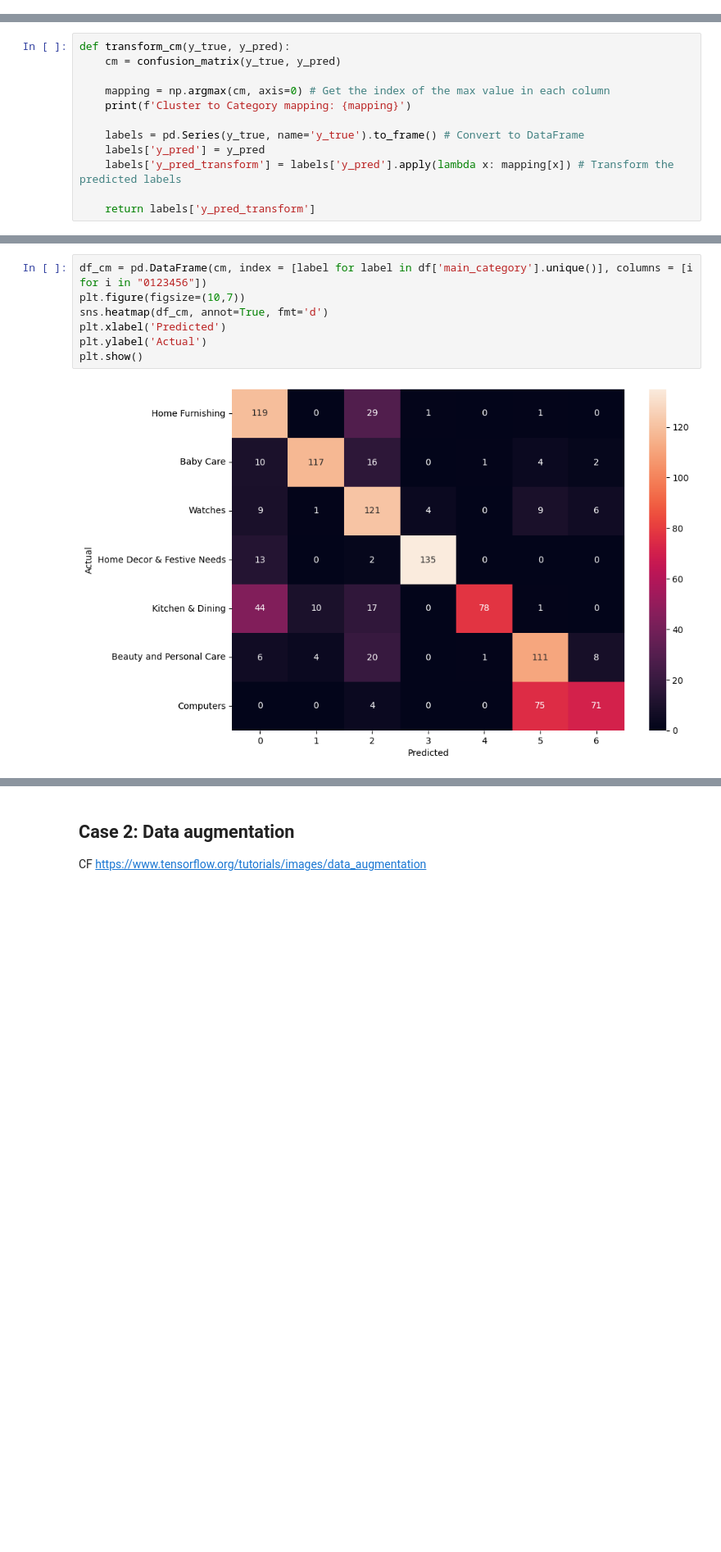
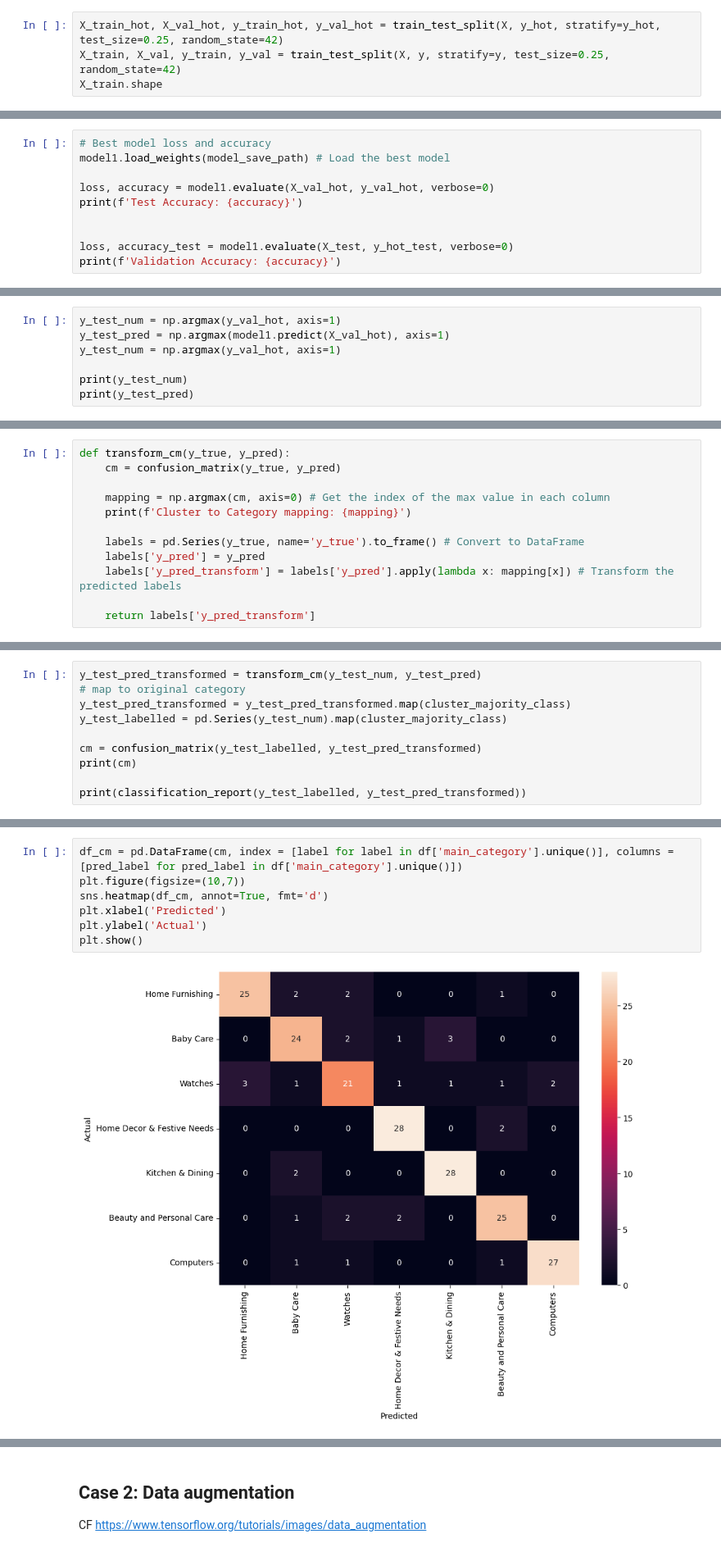
Before and after one commit to Laeti-dev/P6-txt-img_classification, a Jupyter notebook: notebooks/Ikusawa_Laetitia_2_classification.ipynb, the cells around one changed output, grey strips where cells are left out. Shown at 82% size. Drawn from its saved outputs; the diff is of its cells as text; blank space fills up the shorter version.

Commit message:
complete data augmentation part

```diff
--- a/notebooks/Ikusawa_Laetitia_2_classification.ipynb
+++ b/notebooks/Ikusawa_Laetitia_2_classification.ipynb
@@ -250,0 +566,4 @@ array([[  0, 119,   0,   1,  29,   0,   1],
+# %%
+X_train_hot, X_val_hot, y_train_hot, y_val_hot = train_test_split(X, y_hot, stratify=y_hot, test_size=0.25, random_state=42)
+X_train, X_val, y_train, y_val = train_test_split(X, y, stratify=y, test_size=0.25, random_state=42)
+X_train.shape
@@ -250,0 +646,10 @@ array([[  0, 119,   0,   1,  29,   0,   1],
+# %%
+# Best model loss and accuracy
+model1.load_weights(model_save_path) # Load the best model
+
+loss, accuracy = model1.evaluate(X_val_hot, y_val_hot, verbose=0)
+print(f'Test Accuracy: {accuracy}')
+
+
+loss, accuracy_test = model1.evaluate(X_test, y_hot_test, verbose=0)
+print(f'Validation Accuracy: {accuracy}')
@@ -250,0 +682,7 @@ array([[  0, 119,   0,   1,  29,   0,   1],
+# %%
+y_test_num = np.argmax(y_val_hot, axis=1)
+y_test_pred = np.argmax(model1.predict(X_val_hot), axis=1)
+y_test_num = np.argmax(y_val_hot, axis=1)
+
+print(y_test_num)
+print(y_test_pred)
@@ -285,0 +726,10 @@ weighted avg       0.77      0.72      0.72      1050
+# %%
+y_test_pred_transformed = transform_cm(y_test_num, y_test_pred)
+# map to original category
+y_test_pred_transformed = y_test_pred_transformed.map(cluster_majority_class)
+y_test_labelled = pd.Series(y_test_num).map(cluster_majority_class)
+
+cm = confusion_matrix(y_test_labelled, y_test_pred_transformed)
+print(cm)
+
+print(classification_report(y_test_labelled, y_test_pred_transformed))
@@ -286,9 +754,9 @@ weighted avg       0.77      0.72      0.72      1050
 # %%
-df_cm = pd.DataFrame(cm, index = [label for label in df['main_category'].unique()], columns = [i for i in "0123456"])
+df_cm = pd.DataFrame(cm, index = [label for label in df['main_category'].unique()], columns = [pred_label for pred_label in df['main_category'].unique()])
 plt.figure(figsize=(10,7))
 sns.heatmap(df_cm, annot=True, fmt='d')
 plt.xlabel('Predicted')
 plt.ylabel('Actual')
 plt.show()
 # %% [output]
-[figure, old version]
+[figure, new version]
```
Also changed, not shown: parts of 76 cells of this notebook, 2 other files.
